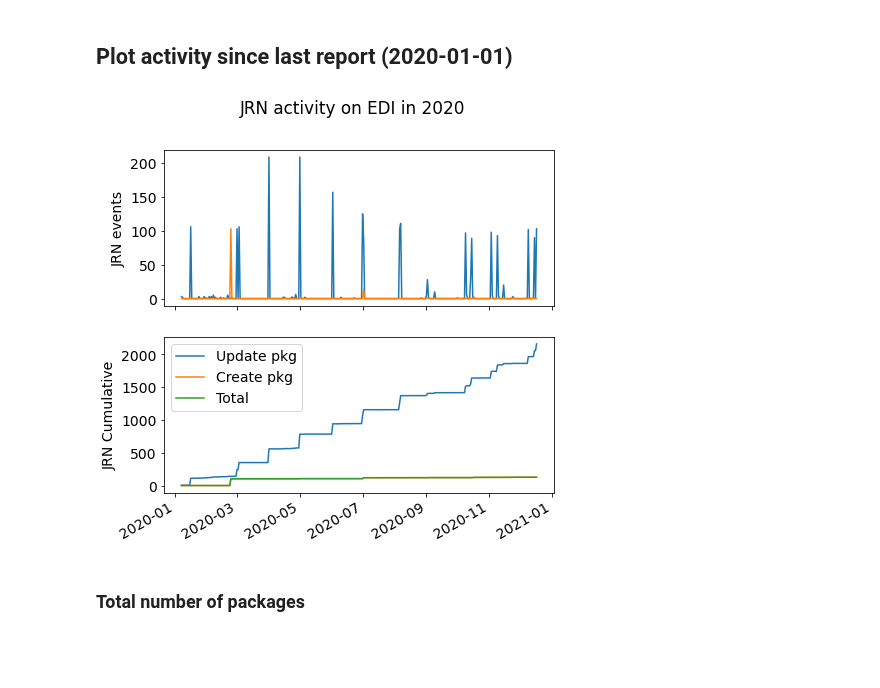
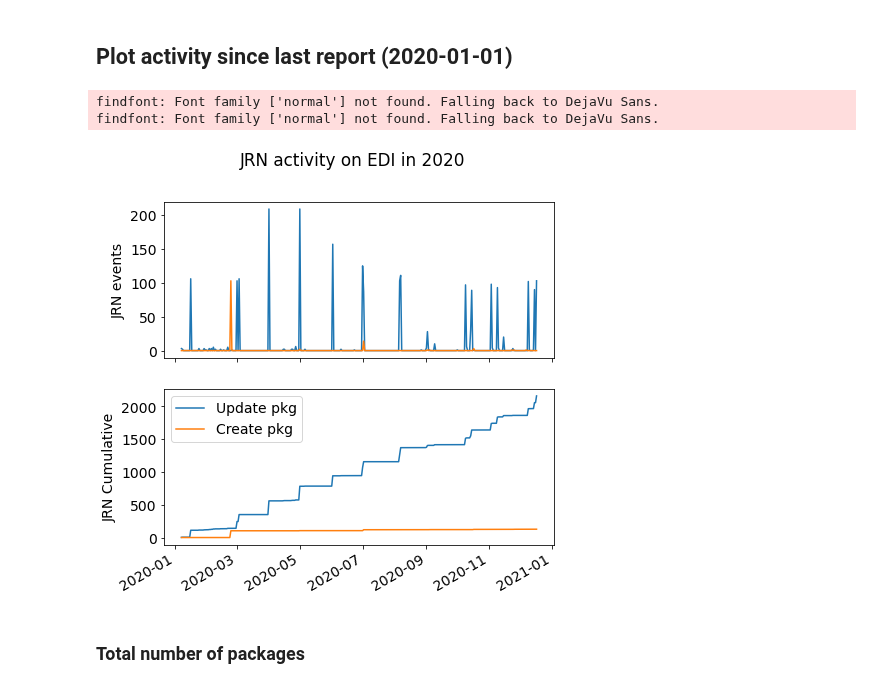
Before and after one commit to jornada-im/diagnostics, a Jupyter notebook: JRN-EDI-diagnostics-ANNRPT.ipynb, the cells around one changed output. Drawn from its saved outputs; the diff is of its cells as text; code cells hidden in the pictures; blank space fills up the shorter version.

```diff
--- a/JRN-EDI-diagnostics-ANNRPT.ipynb
+++ b/JRN-EDI-diagnostics-ANNRPT.ipynb
@@ -65,25 +65,27 @@ now = datetime.datetime.now().strftime("%Y%m%d")
 # %%
 # All time plot:
 fig, ax = plt.subplots(nrows=2, ncols=1, figsize=(7, 7), sharex=True)
 
 ax[0].plot(daily.index, daily.n_update, label='Update pkg')
 ax[0].plot(daily.index, daily.n_create, label='Create pkg')
 ax[0].set_ylabel('JRN events')
 
 ax[1].plot(daily.index, daily.n_update.cumsum(), label='Update pkg')
 ax[1].plot(daily.index, daily.n_create.cumsum(), label='Create pkg')
-ax[1].plot(daily.index, daily.n_tot.cumsum(), label='Total')
+#ax[1].plot(daily.index, daily.n_tot.cumsum(), label='Total')
 
 plt.ylabel('JRN Cumulative')
 fig.autofmt_xdate()
 plt.suptitle('JRN activity on EDI in 2020')
 plt.legend()
 
 import os
 fig.savefig(os.path.expanduser("/Users/gmaurer/GD_gmaurer.jrn.lter/IM/figures/JRN_EDI_2020_ann_rpt_{0}.png".format(now)),
             dpi=150, bbox_inches='tight',facecolor='w')
 # %% [output]
+findfont: Font family ['normal'] not found. Falling back to DejaVu Sans.
+findfont: Font family ['normal'] not found. Falling back to DejaVu Sans.
-[figure, old version]
+[figure, new version]
 # %% [markdown]
 ### Total number of packages
 # %%
```
Also changed, not shown: parts of 1 cell of this notebook.
